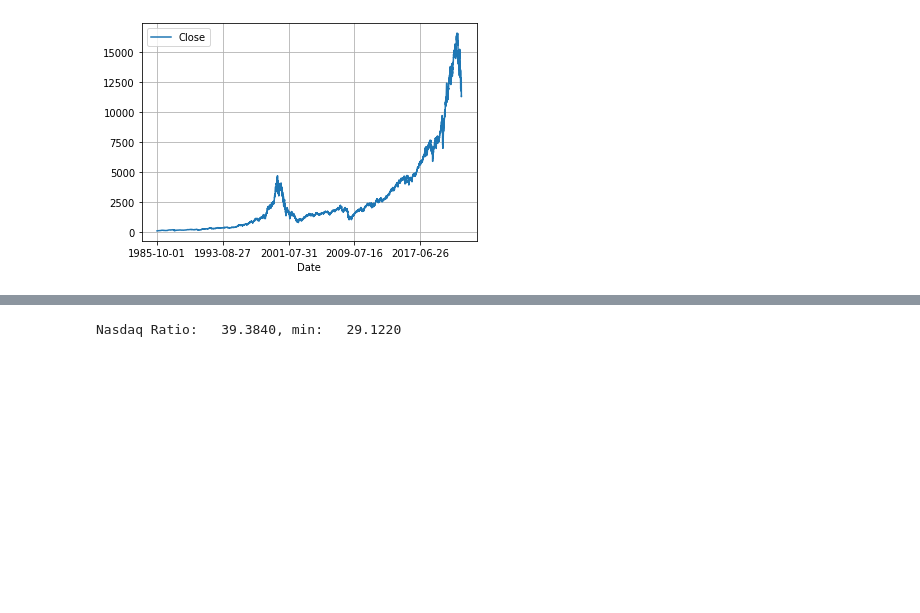
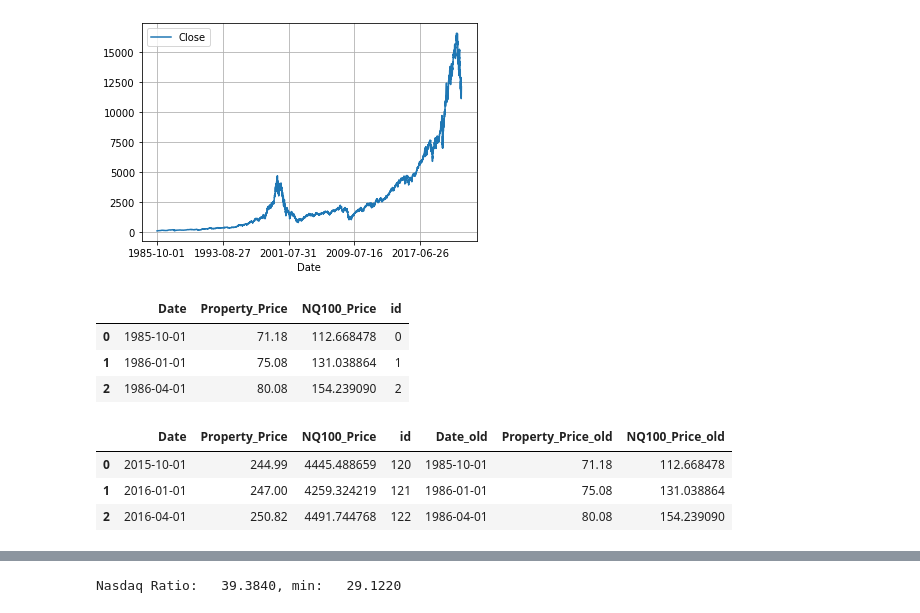
Before and after one commit to jingyanwang/invest_return_simulation, a Jupyter notebook: qqq_vs_property_local.ipynb, the cells around one changed output, grey strips where cells are left out. Drawn from its saved outputs; the diff is of its cells as text; code cells hidden in the pictures; blank space fills up the shorter version.

```diff
--- a/qqq_vs_property_local.ipynb
+++ b/qqq_vs_property_local.ipynb
@@ -126,6 +121,13 @@ compare_date = pysqldf(u"""
     """)
 
 compare_date['id'] = compare_date.index
+# %%
+compare_date.head(3)
+# %% [output]
+|  | Date | Property_Price | NQ100_Price | id |
+| 0 | 1985-10-01 | 71.18 | 112.668478 | 0 |
+| 1 | 1986-01-01 | 75.08 | 131.038864 | 1 |
+| 2 | 1986-04-01 | 80.08 | 154.239090 | 2 |
 # %%
 window_size = year_duration*4
 # %%
@@ -138,6 +140,13 @@ compare_date_now_old = pysqldf(u"""
     join compare_date as old
     on old.id + {} = now.id
     """.format(window_size))
+# %%
+compare_date_now_old.head(3)
+# %% [output]
+|  | Date | Property_Price | NQ100_Price | id | Date_old | Property_Price_old | NQ100_Price_old |
+| 0 | 2015-10-01 | 244.99 | 4445.488659 | 120 | 1985-10-01 | 71.18 | 112.668478 |
+| 1 | 2016-01-01 | 247.00 | 4259.324219 | 121 | 1986-01-01 | 75.08 | 131.038864 |
+| 2 | 2016-04-01 | 250.82 | 4491.744768 | 122 | 1986-04-01 | 80.08 | 154.239090 |
 # %%
 Stock2Property = pysqldf(u"""
     select *,
```
Also changed, not shown: parts of 19 cells of this notebook, 12 other files.
